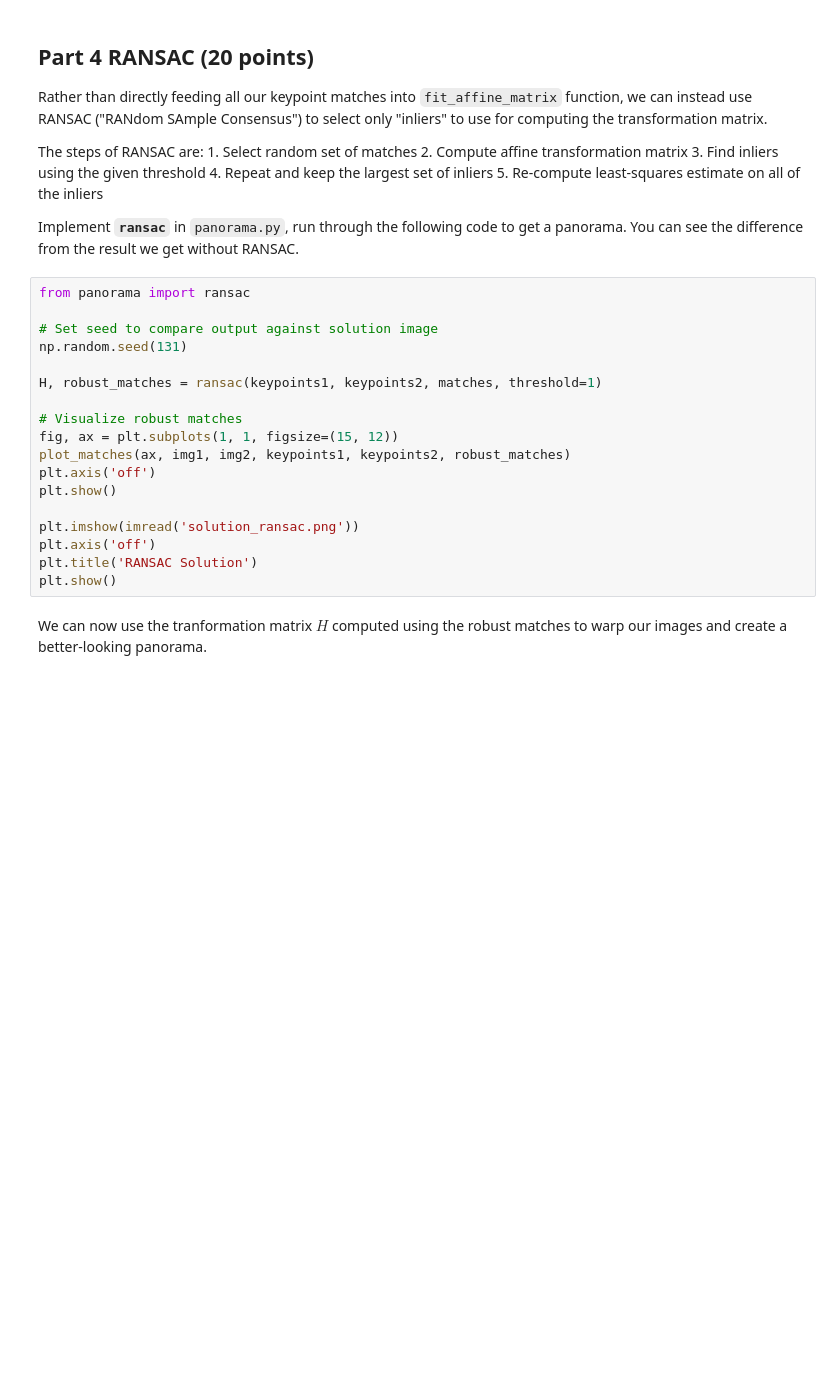
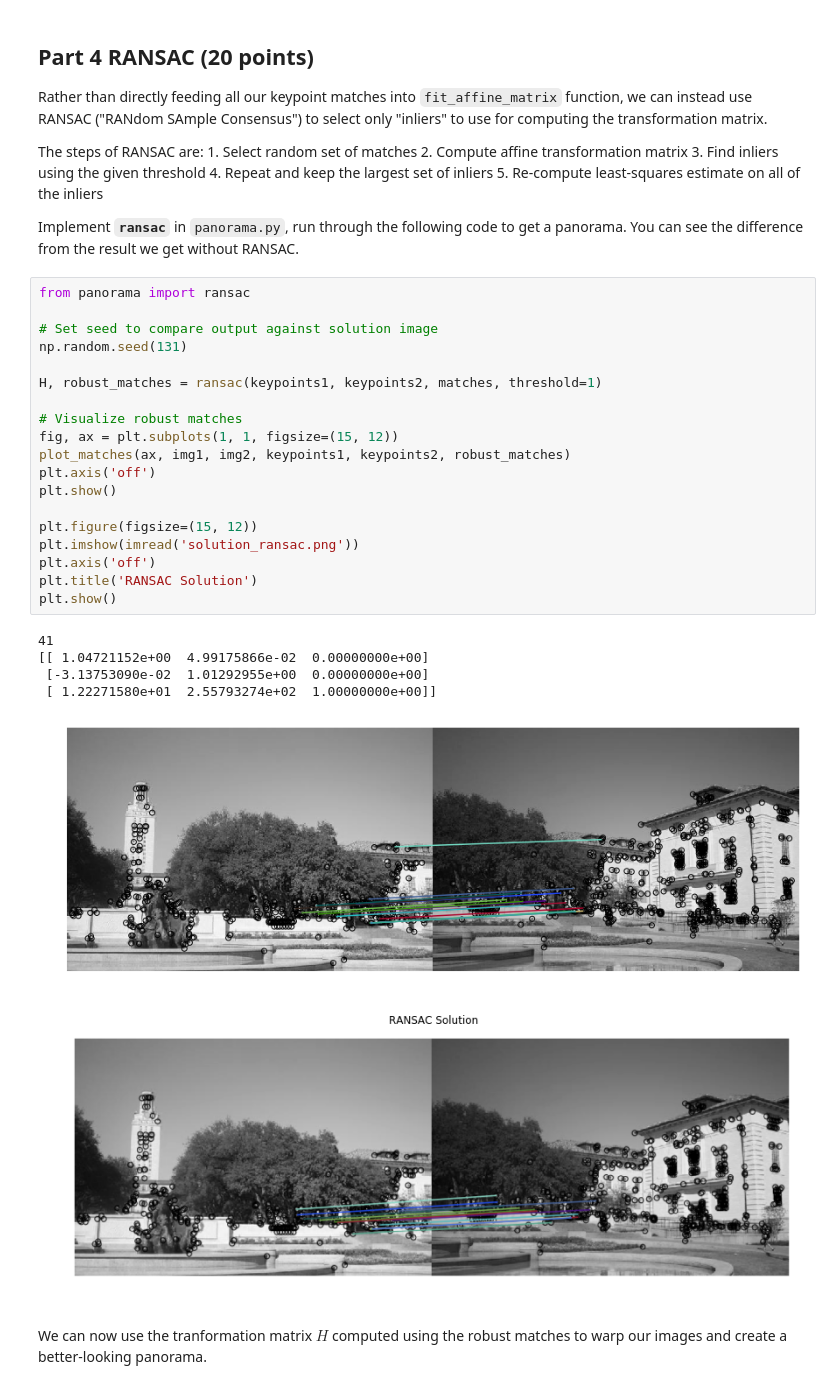
Before and after one commit to xuwd11/cs131_hws, a Jupyter notebook: hw3/hw3.ipynb, the cells around one changed output. Drawn from its saved outputs; the diff is of its cells as text; blank space fills up the shorter version.

```diff
--- a/hw3/hw3.ipynb
+++ b/hw3/hw3.ipynb
@@ -266,21 +285,29 @@ Implement **`ransac`** in `panorama.py`, run through the following code to get a
 # %%
 from panorama import ransac
 
 # Set seed to compare output against solution image
 np.random.seed(131)
 
 H, robust_matches = ransac(keypoints1, keypoints2, matches, threshold=1)
 
 # Visualize robust matches
 fig, ax = plt.subplots(1, 1, figsize=(15, 12))
 plot_matches(ax, img1, img2, keypoints1, keypoints2, robust_matches)
 plt.axis('off')
 plt.show()
 
+plt.figure(figsize=(15, 12))
 plt.imshow(imread('solution_ransac.png'))
 plt.axis('off')
 plt.title('RANSAC Solution')
 plt.show()
+# %% [output]
+41
+[[ 1.04721152e+00  4.99175866e-02  0.00000000e+00]
+ [-3.13753090e-02  1.01292955e+00  0.00000000e+00]
+ [ 1.22271580e+01  2.55793274e+02  1.00000000e+00]]
+[figure, added]
+[figure, added]
 # %% [markdown]
 We can now use the tranformation matrix $H$ computed using the robust matches to warp our images and create a better-looking panorama.
 # %%
```
Also changed, not shown: parts of 16 cells of this notebook, 1 other file.
